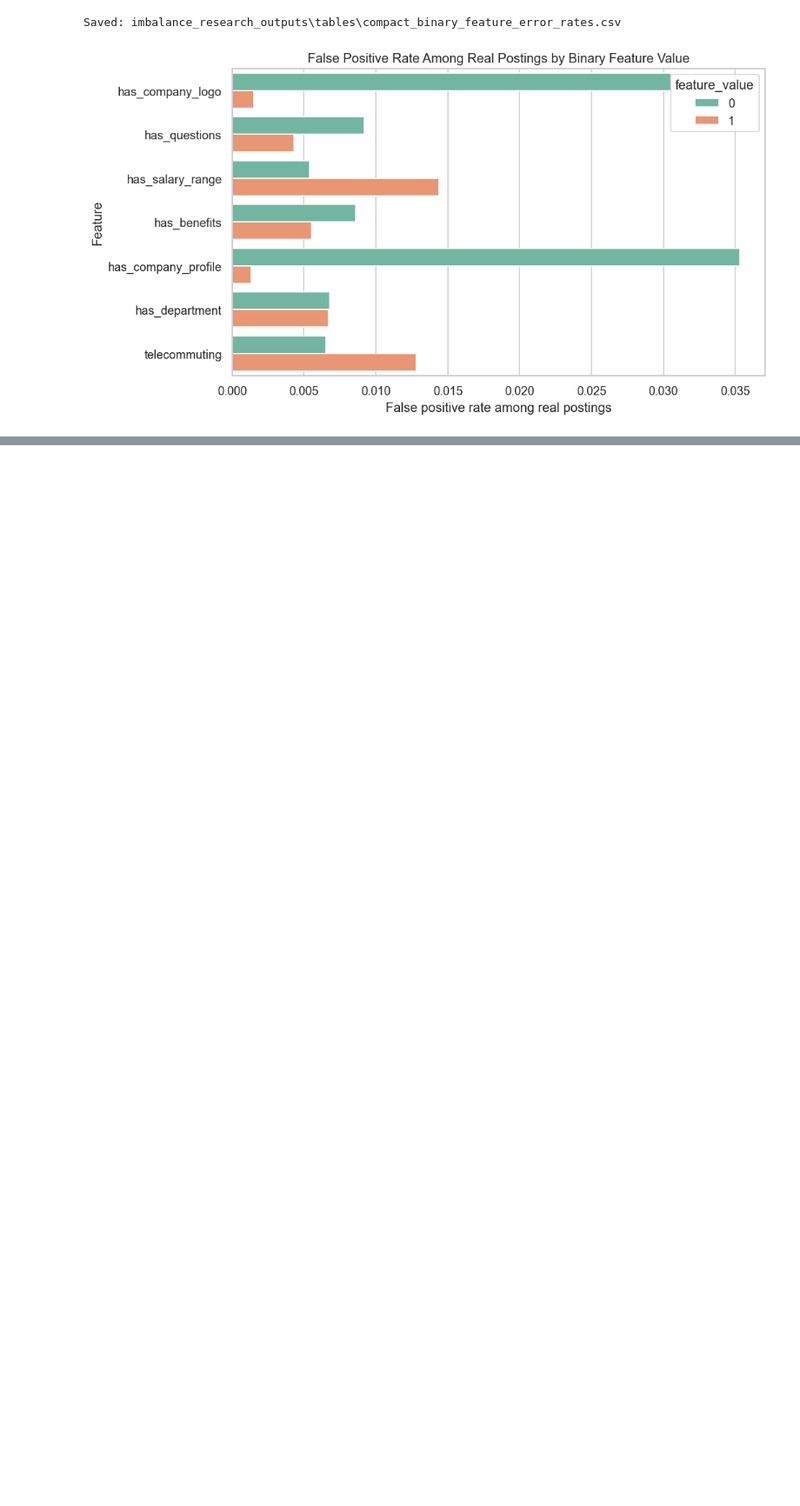
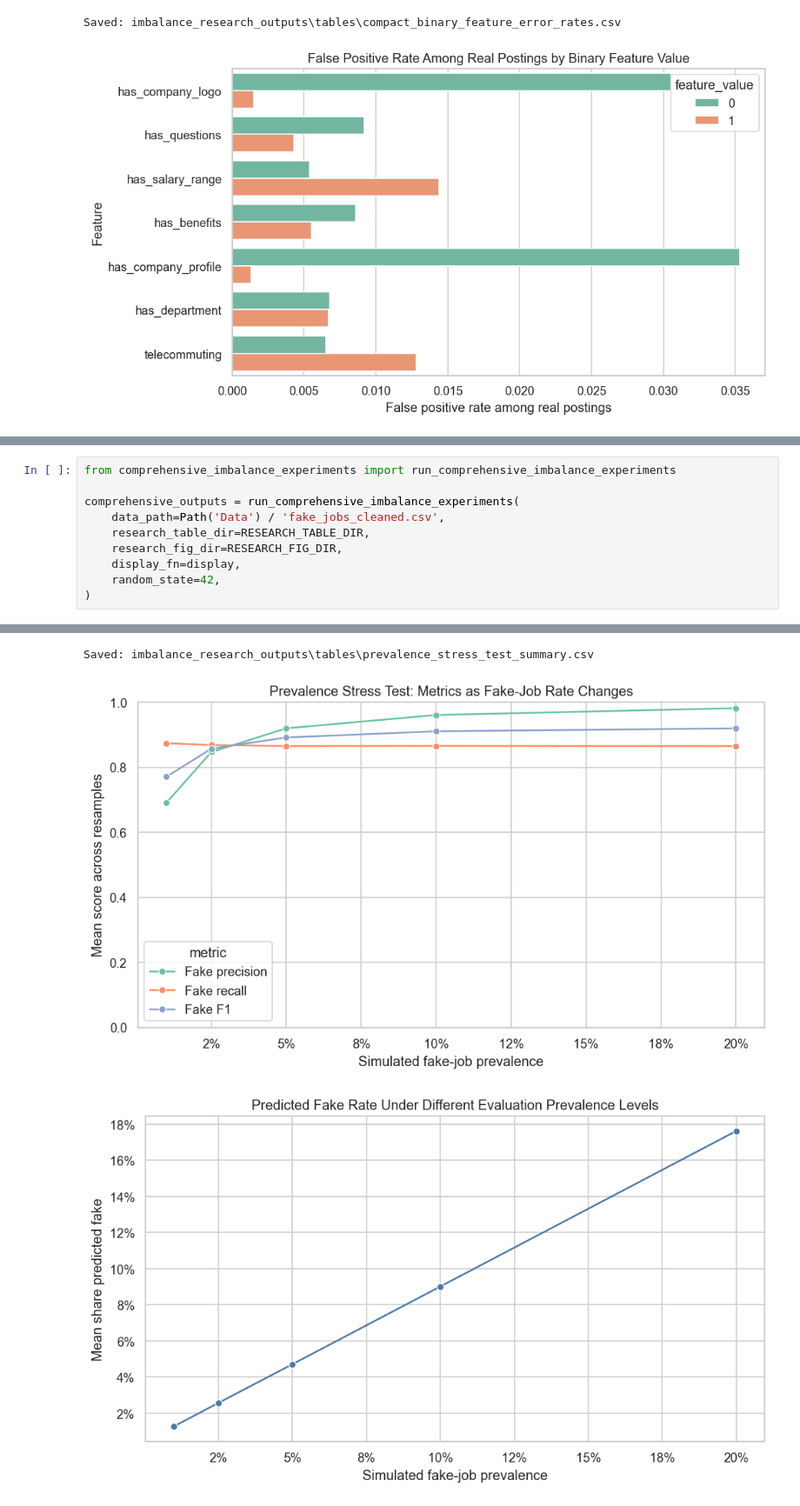
Before and after one commit to PatrickRay88/fake-job-postings-imbalance-research, a Jupyter notebook: imbalance_focused_research.ipynb, the cells around one changed output, grey strips where cells are left out. Shown at 87% size. Saved outputs shown, nothing was run; the diff lists cells and outputs as text; blank space fills up the shorter version.

Commit message:
Add comprehensive imbalance experiments

```diff
--- a/imbalance_focused_research.ipynb
+++ b/imbalance_focused_research.ipynb
@@ -525,0 +535,11 @@ This means the imbalance problem is not only a data distribution issue. It affec
+# %%
+from comprehensive_imbalance_experiments import run_comprehensive_imbalance_experiments
+
+comprehensive_outputs = run_comprehensive_imbalance_experiments(
+    data_path=Path('Data') / 'fake_jobs_cleaned.csv',
+    research_table_dir=RESEARCH_TABLE_DIR,
+    research_fig_dir=RESEARCH_FIG_DIR,
+    display_fn=display,
+    random_state=42,
+)
+# %% [output]
@@ -525,0 +557,3 @@ This means the imbalance problem is not only a data distribution issue. It affec
+Saved: imbalance_research_outputs\tables\prevalence_stress_test_summary.csv
+[figure, added]
+[figure, added]
```
Also changed, not shown: parts of 7 cells of this notebook, 27 other files.
